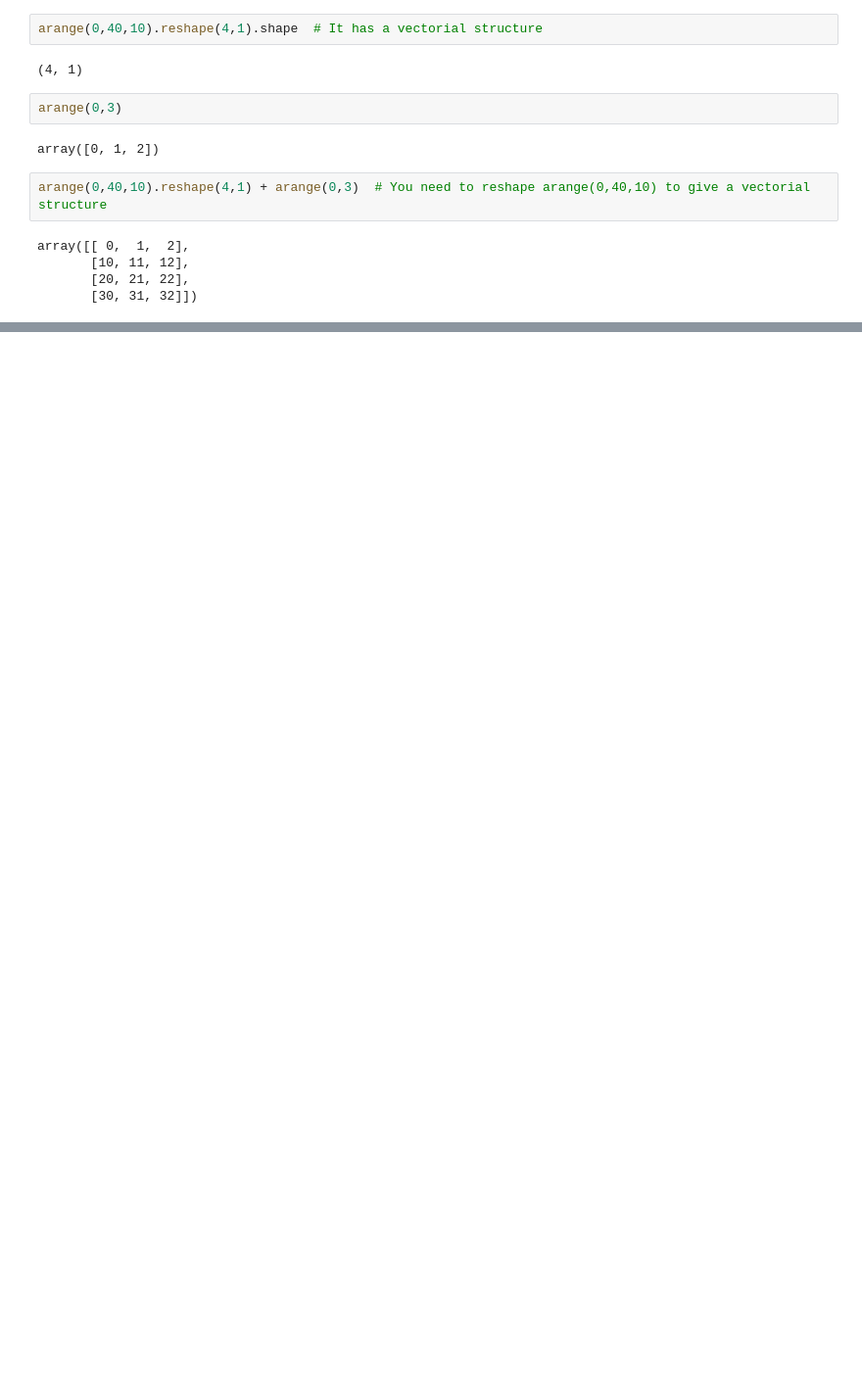
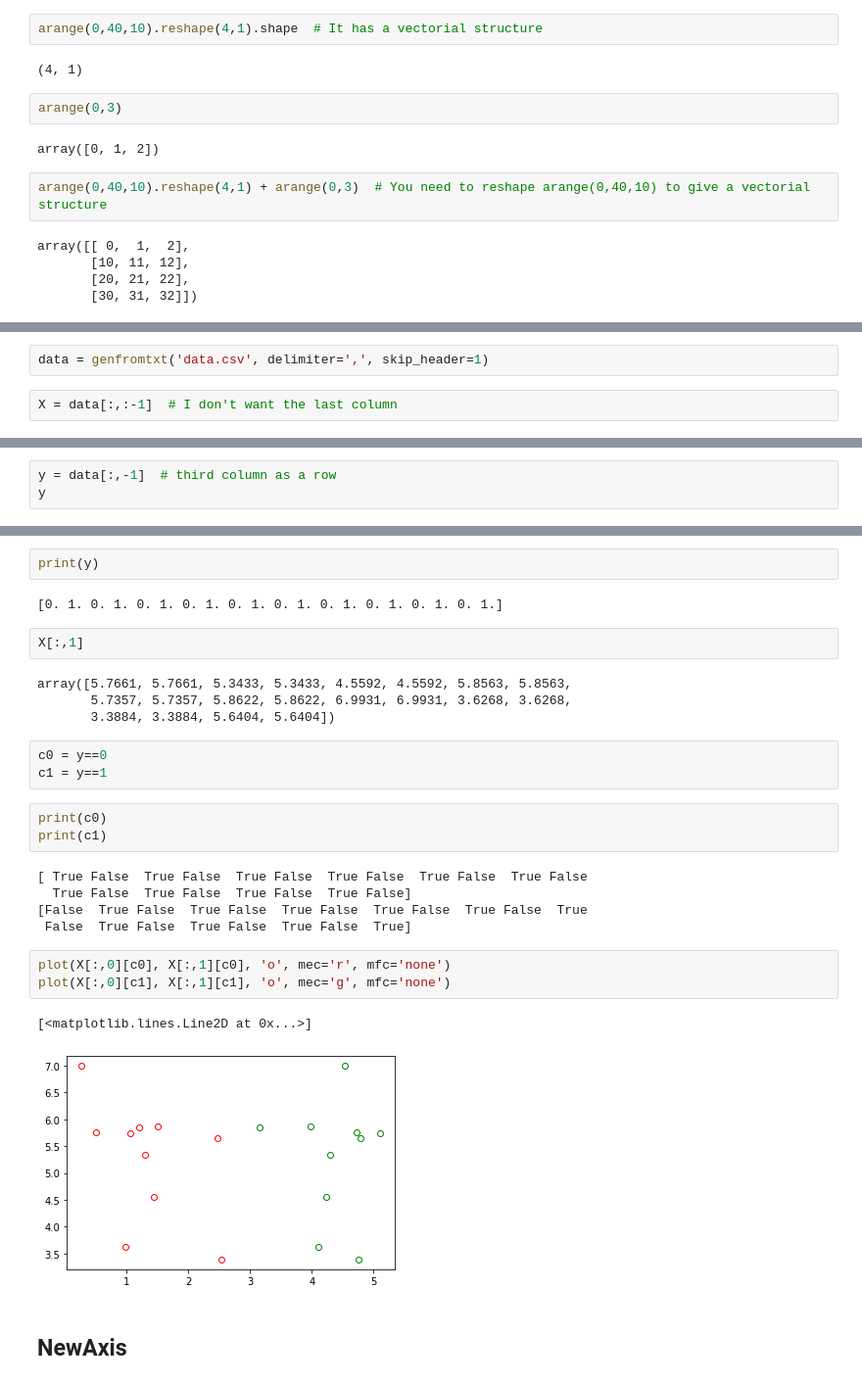
Before and after one commit to filibtester/DATASCIENCE, a Jupyter notebook: numpy.ipynb, the cells around one changed output, grey strips where cells are left out. Shown at 98% size. Drawn from its saved outputs; the diff is of its cells as text; blank space fills up the shorter version.

```diff
--- a/numpy.ipynb
+++ b/numpy.ipynb
@@ -441,0 +1020,4 @@ array([[ 0,  1,  2],
+# %%
+data = genfromtxt('data.csv', delimiter=',', skip_header=1)
+# %%
+X = data[:,:-1]  # I don't want the last column
@@ -441,0 +1047,3 @@ array([[ 0,  1,  2],
+# %%
+y = data[:,-1]  # third column as a row
+y
@@ -441,0 +1076,29 @@ array([[ 0,  1,  2],
+# %%
+print(y)
+# %% [output]
+[0. 1. 0. 1. 0. 1. 0. 1. 0. 1. 0. 1. 0. 1. 0. 1. 0. 1. 0. 1.]
+# %%
+X[:,1]
+# %% [output]
+array([5.7661, 5.7661, 5.3433, 5.3433, 4.5592, 4.5592, 5.8563, 5.8563,
+       5.7357, 5.7357, 5.8622, 5.8622, 6.9931, 6.9931, 3.6268, 3.6268,
+       3.3884, 3.3884, 5.6404, 5.6404])
+# %%
+c0 = y==0
+c1 = y==1
+# %%
+print(c0)
+print(c1)
+# %% [output]
+[ True False  True False  True False  True False  True False  True False
+  True False  True False  True False  True False]
+[False  True False  True False  True False  True False  True False  True
+ False  True False  True False  True False  True]
+# %%
+plot(X[:,0][c0], X[:,1][c0], 'o', mec='r', mfc='none')
+plot(X[:,0][c1], X[:,1][c1], 'o', mec='g', mfc='none')
+# %% [output]
+[<matplotlib.lines.Line2D at 0x...>]
+[figure, added]
+# %% [markdown]
+## NewAxis
```
Also changed, not shown: parts of 154 cells of this notebook.
